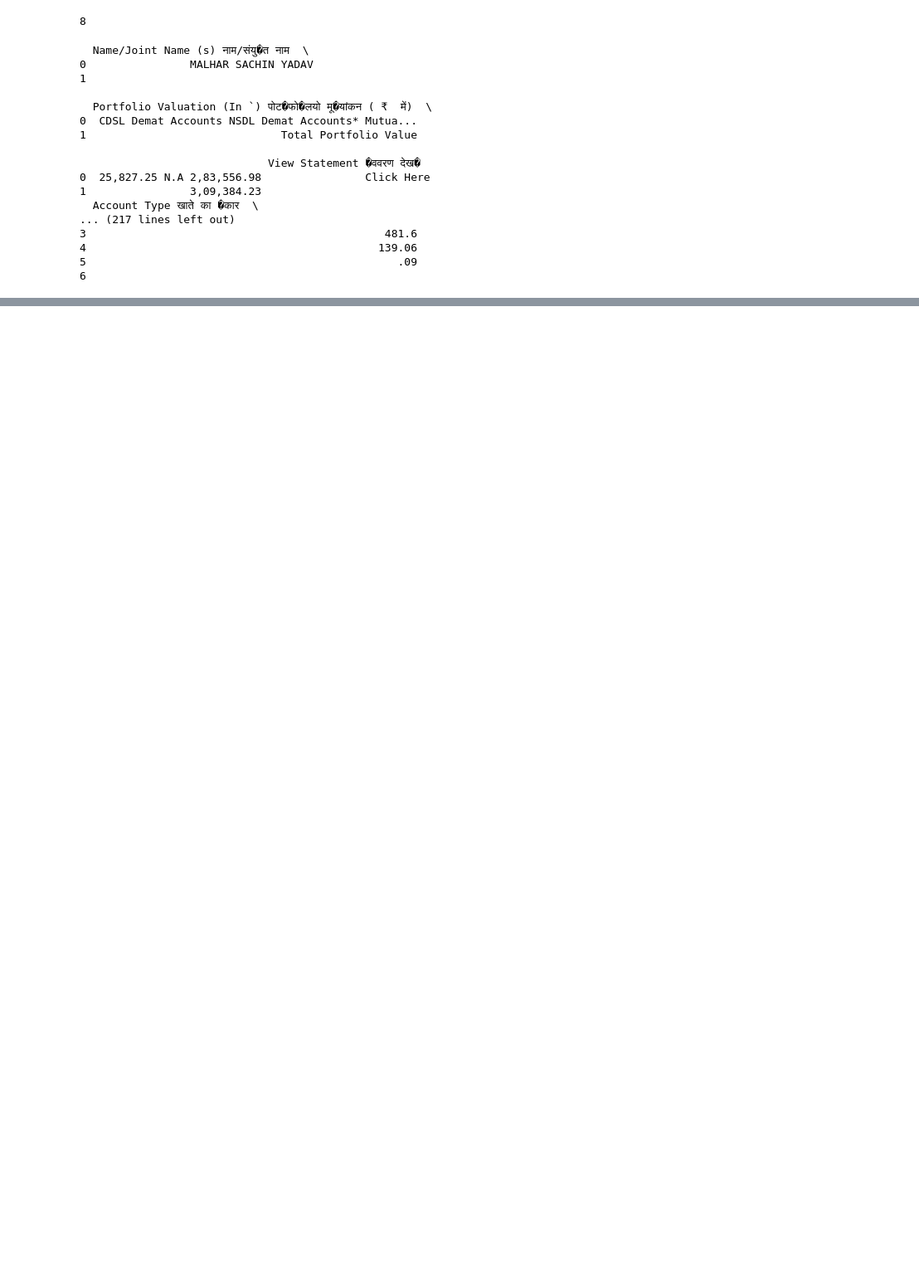
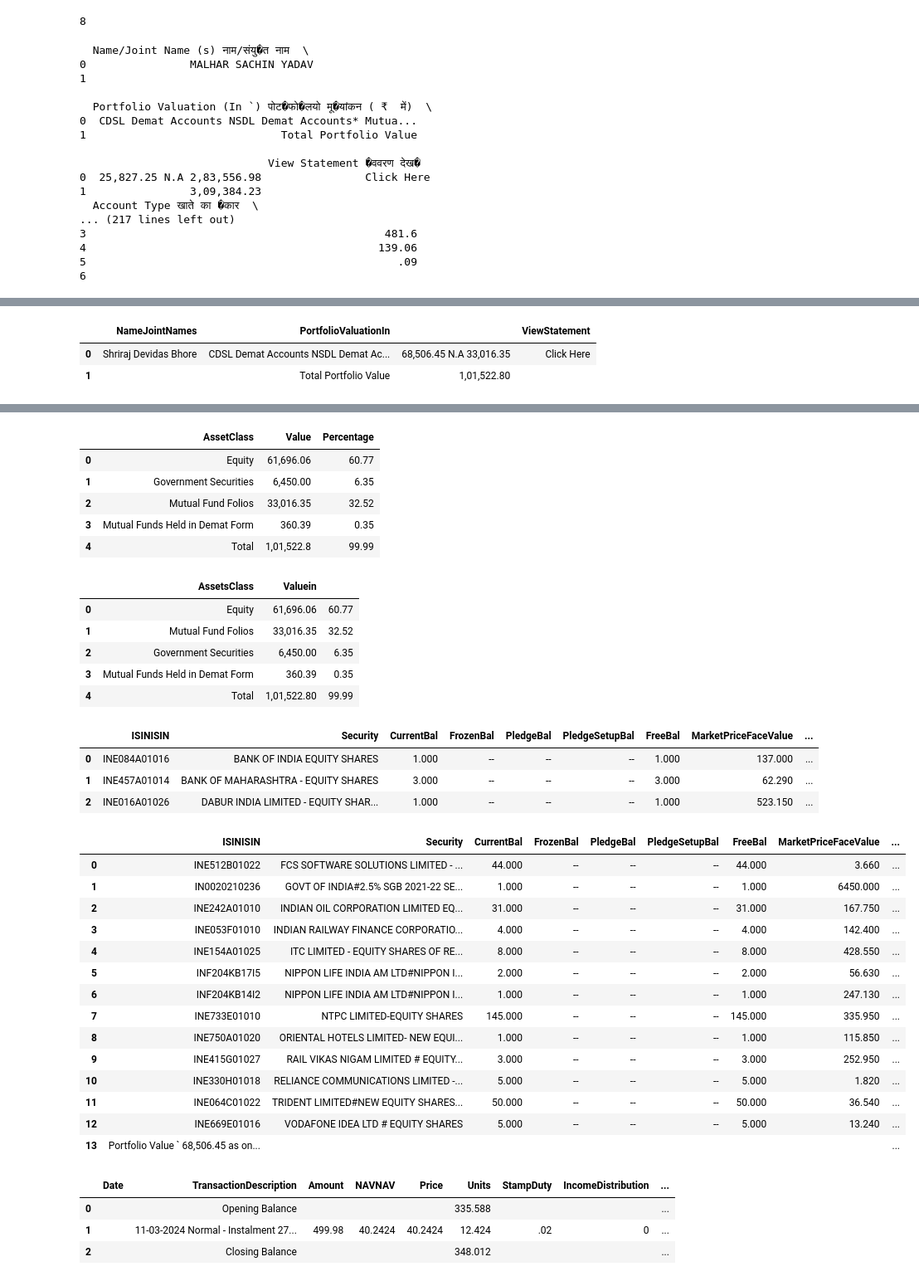
Before and after one commit to trdez-malhar/PdfToDashboard, a Jupyter notebook: docling_pdf.ipynb, the cells around one changed output, grey strips where cells are left out. Shown at 83% size. Cells and saved outputs as stored; diff of their text form; code cells hidden in the pictures; blank space fills up the shorter version.

```diff
--- a/docling_pdf.ipynb
+++ b/docling_pdf.ipynb
@@ -273,0 +909,39 @@ for i in range(8):
+# %%
+from docling.datamodel.pipeline_options import PdfPipelineOptions
+from docling.document_converter import DocumentConverter, PdfFormatOption
+from docling.datamodel.base_models import InputFormat
+import json
+
+# Define the path to your PDF document
+source = r"C:\Users\malhar.yadav\scripts\PdfToDashboard\data\extracted_tables\page_8.pdf"
+
+# Set pipeline options to optimize performance
+pipeline_options = PdfPipelineOptions(
+    do_ocr=False,  # Disable OCR if the document is digitally generated
+)
+
+# Initialize the DocumentConverter with the specified pipeline options
+converter = DocumentConverter(
+    format_options={
+        InputFormat.PDF: PdfFormatOption(pipeline_options=pipeline_options)
+    }
+)
+
+# Convert the document
+result = converter.convert(source)
+
+# Export the result to a dictionary
+document_dict = result.document.export_to_dict()
+
+# Save the extracted data to a JSON file
+output_json_path = "page8newdata.json"
+with open(output_json_path, mode="w", encoding="utf-8") as fp:
+    json.dump(document_dict, fp, ensure_ascii=False, indent=4)
+
+print(f"Extraction complete. Data saved to {output_json_path}")
+
+with open("page8newdata.json", mode="r", encoding="utf-8") as fp:
+    json_data = json.load(fp)
+
+for i in range(json_data["tables"].__len__()):
+    get_tables(json_data, i)
@@ -273,0 +1167,6 @@ for i in range(8):
+# %%
+save_and_extract(r"C:\Users\malhar.yadav\scripts\PdfToDashboard\uploads\sb.pdf")
+# %% [output]
+|  | NameJointNames | PortfolioValuationIn |  | ViewStatement |
+| 0 | Shriraj Devidas Bhore | CDSL Demat Accounts NSDL Demat Ac... | 68,506.45 N.A 33,016.35 | Click Here |
+| 1 |  | Total Portfolio Value | 1,01,522.80 |  |
@@ -273,0 +1191,35 @@ for i in range(8):
+|  | AssetClass | Value | Percentage |
+| 0 | Equity | 61,696.06 | 60.77 |
+| 1 | Government Securities | 6,450.00 | 6.35 |
+| 2 | Mutual Fund Folios | 33,016.35 | 32.52 |
+| 3 | Mutual Funds Held in Demat Form | 360.39 | 0.35 |
+| 4 | Total | 1,01,522.8 | 99.99 |
+|  | AssetsClass | Valuein |  |
+| 0 | Equity | 61,696.06 | 60.77 |
+| 1 | Mutual Fund Folios | 33,016.35 | 32.52 |
+| 2 | Government Securities | 6,450.00 | 6.35 |
+| 3 | Mutual Funds Held in Demat Form | 360.39 | 0.35 |
+| 4 | Total | 1,01,522.80 | 99.99 |
+|  | ISINISIN | Security | CurrentBal | FrozenBal | PledgeBal | PledgeSetupBal | FreeBal | MarketPriceFaceValue | ... |
+| 0 | INE084A01016 | BANK OF INDIA EQUITY SHARES | 1.000 | -- | -- | -- | 1.000 | 137.000 | ... |
+| 1 | INE457A01014 | BANK OF MAHARASHTRA - EQUITY SHARES | 3.000 | -- | -- | -- | 3.000 | 62.290 | ... |
+| 2 | INE016A01026 | DABUR INDIA LIMITED - EQUITY SHAR... | 1.000 | -- | -- | -- | 1.000 | 523.150 | ... |
+|  | ISINISIN | Security | CurrentBal | FrozenBal | PledgeBal | PledgeSetupBal | FreeBal | MarketPriceFaceValue | ... |
+| 0 | INE512B01022 | FCS SOFTWARE SOLUTIONS LIMITED - ... | 44.000 | -- | -- | -- | 44.000 | 3.660 | ... |
+| 1 | IN0020210236 | GOVT OF INDIA#2.5% SGB 2021-22 SE... | 1.000 | -- | -- | -- | 1.000 | 6450.000 | ... |
+| 2 | INE242A01010 | INDIAN OIL CORPORATION LIMITED EQ... | 31.000 | -- | -- | -- | 31.000 | 167.750 | ... |
+| 3 | INE053F01010 | INDIAN RAILWAY FINANCE CORPORATIO... | 4.000 | -- | -- | -- | 4.000 | 142.400 | ... |
+| 4 | INE154A01025 | ITC LIMITED - EQUITY SHARES OF RE... | 8.000 | -- | -- | -- | 8.000 | 428.550 | ... |
+| 5 | INF204KB17I5 | NIPPON LIFE INDIA AM LTD#NIPPON I... | 2.000 | -- | -- | -- | 2.000 | 56.630 | ... |
+| 6 | INF204KB14I2 | NIPPON LIFE INDIA AM LTD#NIPPON I... | 1.000 | -- | -- | -- | 1.000 | 247.130 | ... |
+| 7 | INE733E01010 | NTPC LIMITED-EQUITY SHARES | 145.000 | -- | -- | -- | 145.000 | 335.950 | ... |
+| 8 | INE750A01020 | ORIENTAL HOTELS LIMITED- NEW EQUI... | 1.000 | -- | -- | -- | 1.000 | 115.850 | ... |
+| 9 | INE415G01027 | RAIL VIKAS NIGAM LIMITED # EQUITY... | 3.000 | -- | -- | -- | 3.000 | 252.950 | ... |
+| 10 | INE330H01018 | RELIANCE COMMUNICATIONS LIMITED -... | 5.000 | -- | -- | -- | 5.000 | 1.820 | ... |
+| 11 | INE064C01022 | TRIDENT LIMITED#NEW EQUITY SHARES... | 50.000 | -- | -- | -- | 50.000 | 36.540 | ... |
+| 12 | INE669E01016 | VODAFONE IDEA LTD # EQUITY SHARES | 5.000 | -- | -- | -- | 5.000 | 13.240 | ... |
+| 13 | Portfolio Value ` 68,506.45 as on... |  |  |  |  |  |  |  | ... |
+|  | Date | TransactionDescription | Amount | NAVNAV | Price | Units | StampDuty | IncomeDistribution | ... |
+| 0 |  | Opening Balance |  |  |  | 335.588 |  |  | ... |
+| 1 |  | 11-03-2024 Normal - Instalment 27... | 499.98 | 40.2424 | 40.2424 | 12.424 | .02 | 0 | ... |
+| 2 |  | Closing Balance |  |  |  | 348.012 |  |  | ... |
```
Also changed, not shown: parts of 24 cells of this notebook, 6 other files.
